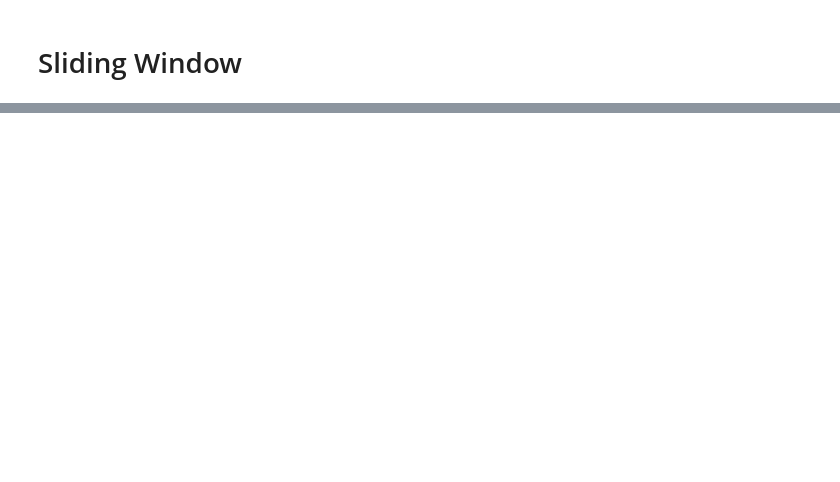
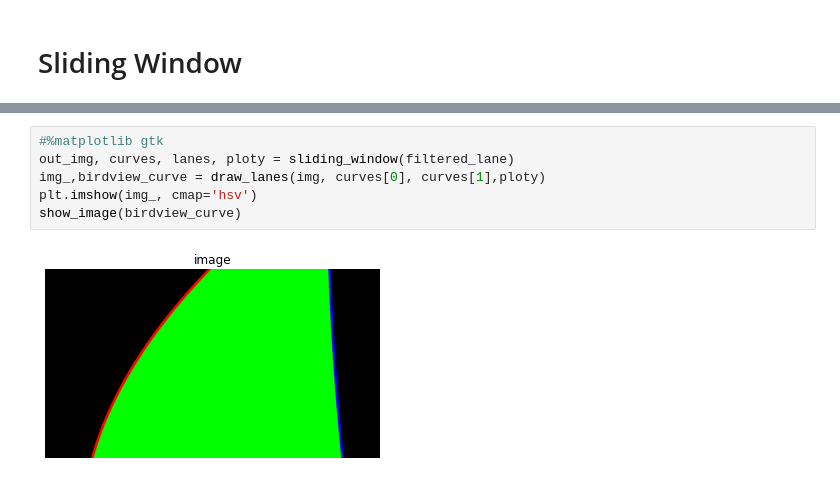
Before and after one commit to agamyo168/Lane-Detection, a Jupyter notebook: team_project.ipynb, the cells around one changed output, grey strips where cells are left out. Drawn from its saved outputs; the diff is of its cells as text; blank space fills up the shorter version.

Commit message:
Added sliding window and overlay draw functions

```diff
--- a/team_project.ipynb
+++ b/team_project.ipynb
@@ -98,0 +239,8 @@ Text(0.5, 1.0, 'Lane detection')
+# %%
+#%matplotlib gtk
+out_img, curves, lanes, ploty = sliding_window(filtered_lane)
+img_,birdview_curve = draw_lanes(img, curves[0], curves[1],ploty)
+plt.imshow(img_, cmap='hsv')
+show_image(birdview_curve)
+# %% [output]
+[figure, added]
```
Also changed, not shown: parts of 3 cells of this notebook.
